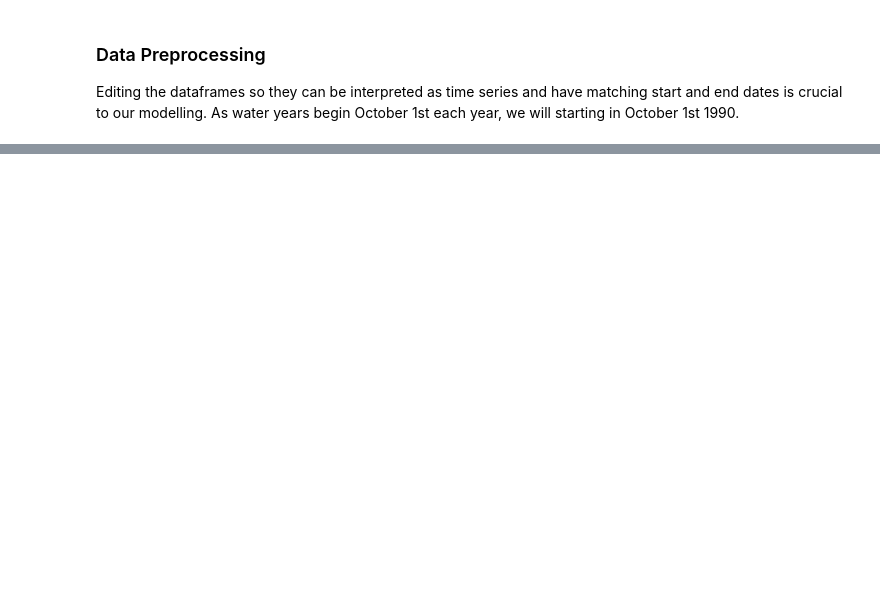
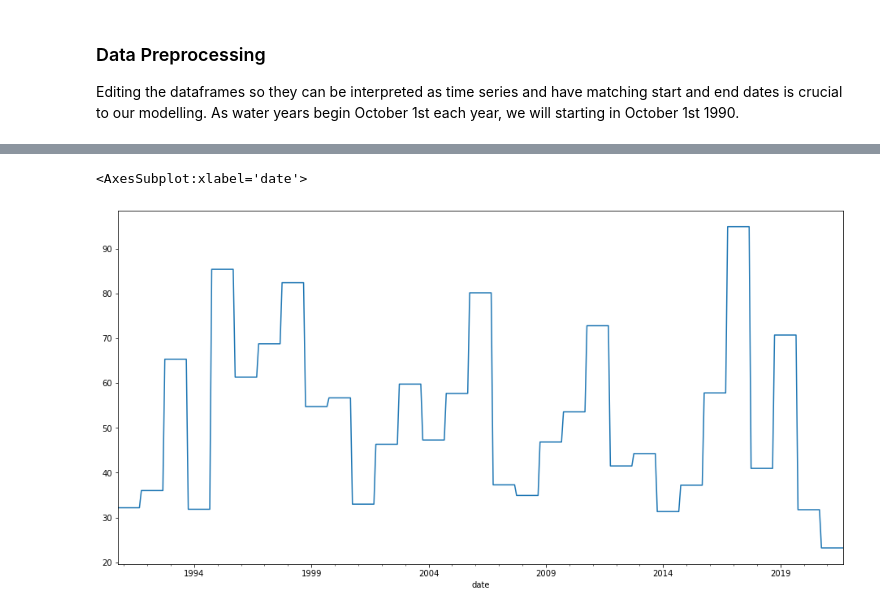
Before and after one commit to jadeadams517/California_Reservoir_Prediction, a Jupyter notebook: mvp.ipynb, the cells around one changed output, grey strips where cells are left out. Drawn from its saved outputs; the diff is of its cells as text; code cells hidden in the pictures; blank space fills up the shorter version.

```diff
--- a/mvp.ipynb
+++ b/mvp.ipynb
@@ -131,0 +181,7 @@ list(range(1990,2021))
+# %%
+#plot annual rainfall
+
+data.Annual.plot(figsize=(16,8))
+# %% [output]
+<AxesSubplot:xlabel='date'>
+[figure, added]
```
Also changed, not shown: parts of 53 cells of this notebook, 4 other files.
